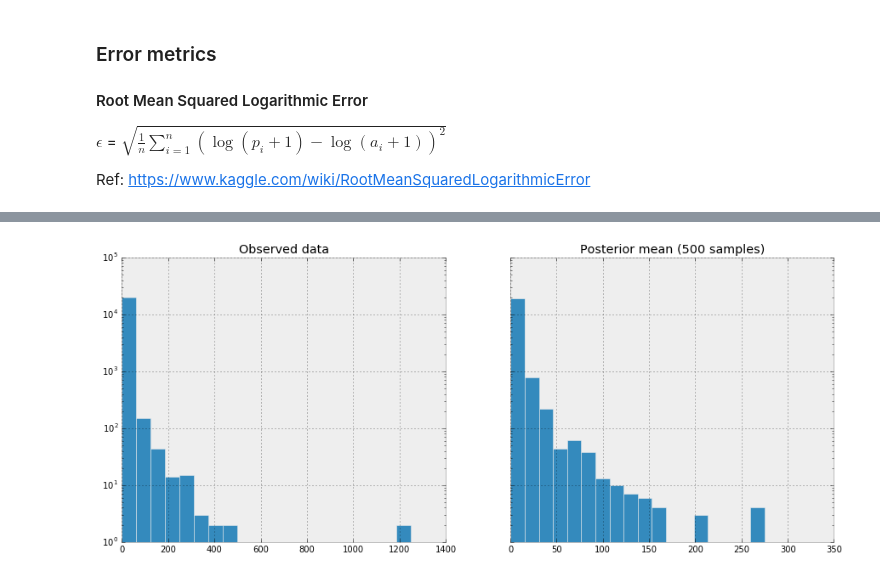
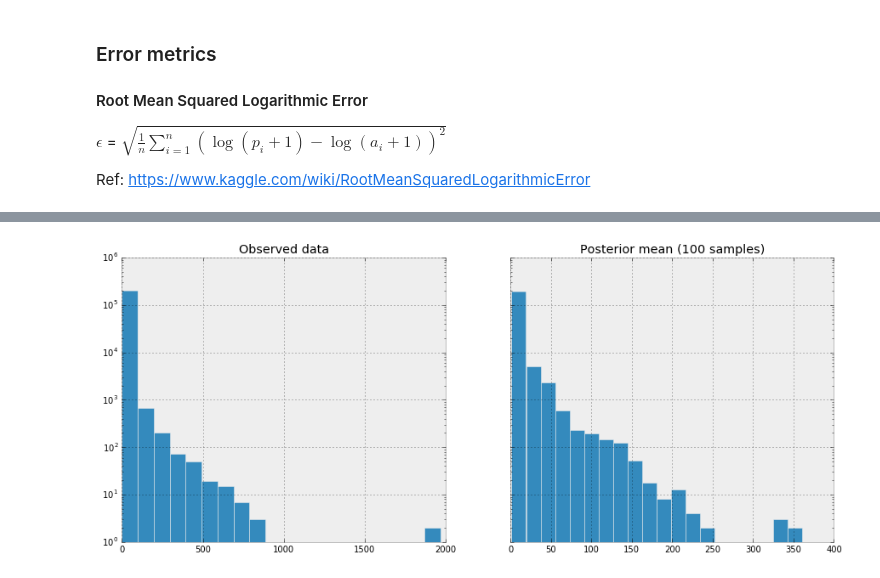
Before and after one commit to ririw/kaggle-bimbo-pymc3, a Jupyter notebook: Poisson model.ipynb, the cells around one changed output, grey strips where cells are left out. Drawn from its saved outputs; the diff is of its cells as text; code cells hidden in the pictures.

```diff
--- a/Poisson model.ipynb
+++ b/Poisson model.ipynb
@@ -24,5 +29,5 @@ plt.rcParams["figure.figsize"] = (8,6)
 # %%
-train_samp = pd.read_csv("downloads/train-samp-20k.csv")
+train_samp = pd.read_csv("downloads/train-samp-200k.csv")
 train_samp.head()
 # %% [output]
 |  | week_num | agency_id | product_id | adjusted_demand |
@@ -64,0 +105,3 @@ array([155, 475, 320, ..., 295, 285, 148])
+# %%
+with pois_model:
+    advi_fit = pm.advi(n=10000)
@@ -64,0 +135,3 @@ array([155, 475, 320, ..., 295, 285, 148])
+# %%
+with pois_model:
+    trace_pois = pm.sample_vp(advi_fit, draws=500)
@@ -64,0 +152,3 @@ array([155, 475, 320, ..., 295, 285, 148])
+# %%
+with pois_model:
+    ppc = pm.sample_ppc(trace_pois, samples=100)
@@ -172,4 +247,4 @@ plot_ppc(pred_demand)
 # %%
-plot_ppc(pred_demand, name="mean")
+plot_ppc(ppc["adjusted_demand"], name="mean")
 # %% [output]
-[figure, old version]
+[figure, new version]
```
Also changed, not shown: parts of 45 cells of this notebook, 3 other files.
